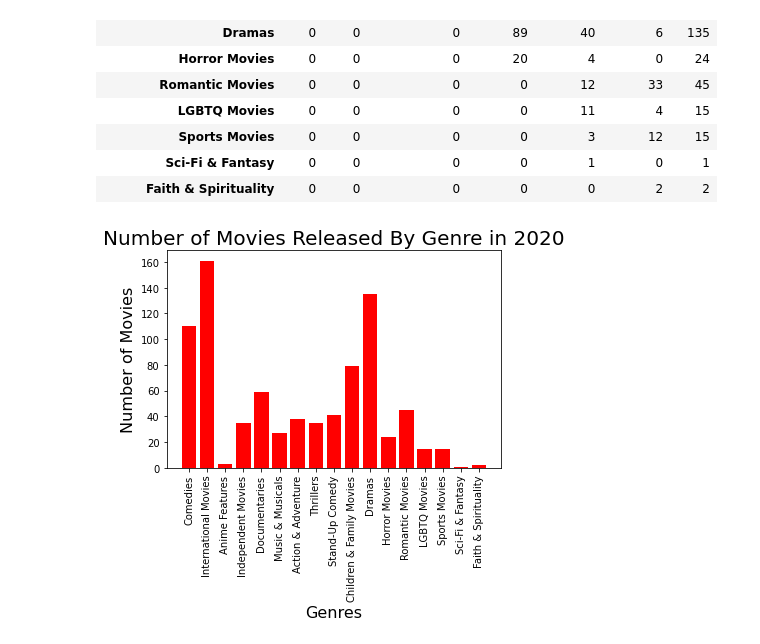
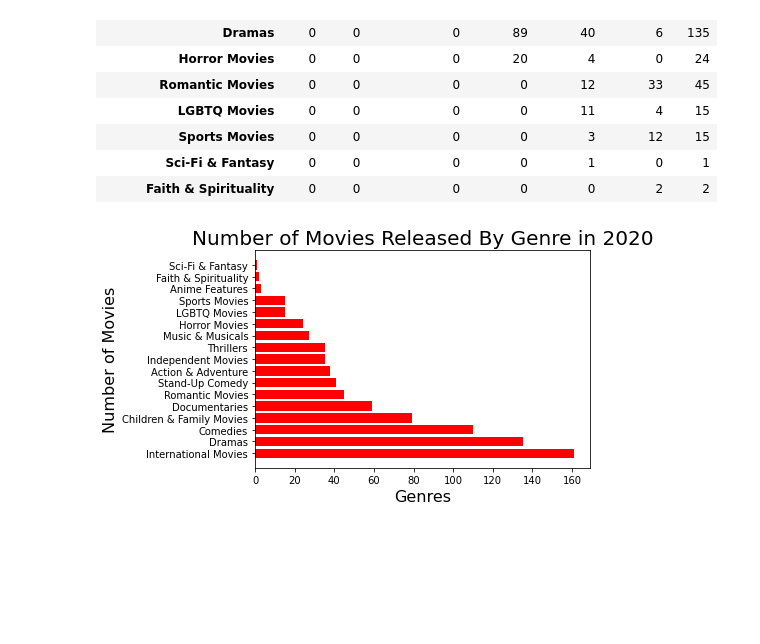
Before and after one commit to jammin-max/Team_1_project1, a Jupyter notebook: Question_2.ipynb, the cells around one changed output. Saved outputs shown, nothing was run; the diff lists cells and outputs as text; code cells hidden in the pictures; blank space fills up the shorter version.

Commit message:
updated genre chart

```diff
--- a/Question_2.ipynb
+++ b/Question_2.ipynb
@@ -219,19 +219,21 @@ genre_counts_df
 | Sci-Fi & Fantasy | 0 | 0 | 0 | 0 | 1 | 0 | 1 |
 | Faith & Spirituality | 0 | 0 | 0 | 0 | 0 | 2 | 2 |
 # %%
+#Sort total values in decending order
+genre_counts_df = genre_counts_df.sort_values('Total', ascending=False)
 #Set the axes based on the needed data from the dataframe
 x_axis = genre_counts_df.index
 y_axis = genre_counts_df['Total']
 # %%
 #Ploted a bar chart to show the results and determine which genre had the most movies released in 2020
-plt.bar(x_axis, y_axis, color='r')
-plt.xticks(rotation='vertical')
+plt.barh(x_axis, y_axis, color='r')
 
 plt.title("Number of Movies Released By Genre in 2020", fontsize=20)
 plt.xlabel("Genres", fontsize=16)
 plt.ylabel("Number of Movies", fontsize=16)
-
+#plt.figure(figsize=(10,12))
+#plt.tight_layout(pad=3.0)
 plt.savefig("Images/bar_genre_release.png")
 plt.show()
 # %% [output]
-[figure, old version]
+[figure, new version]
```
Also changed, not shown: 1 other file.
